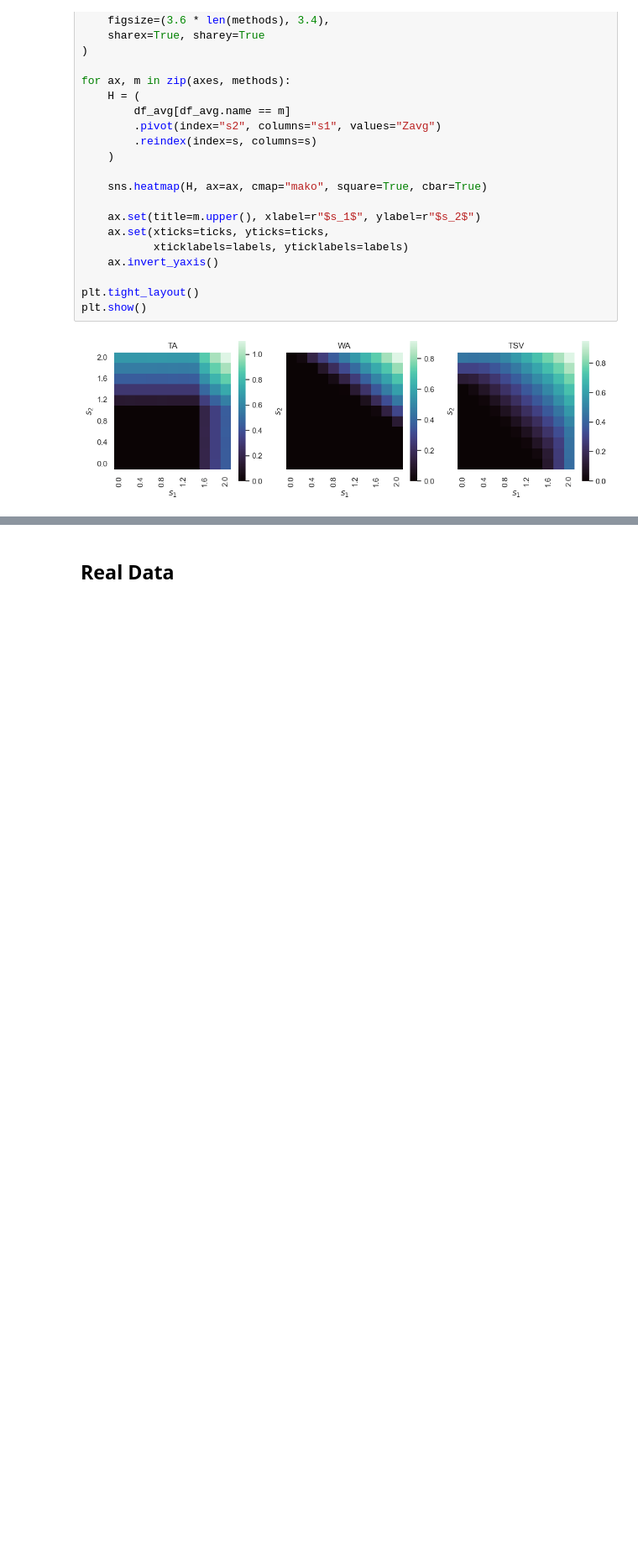
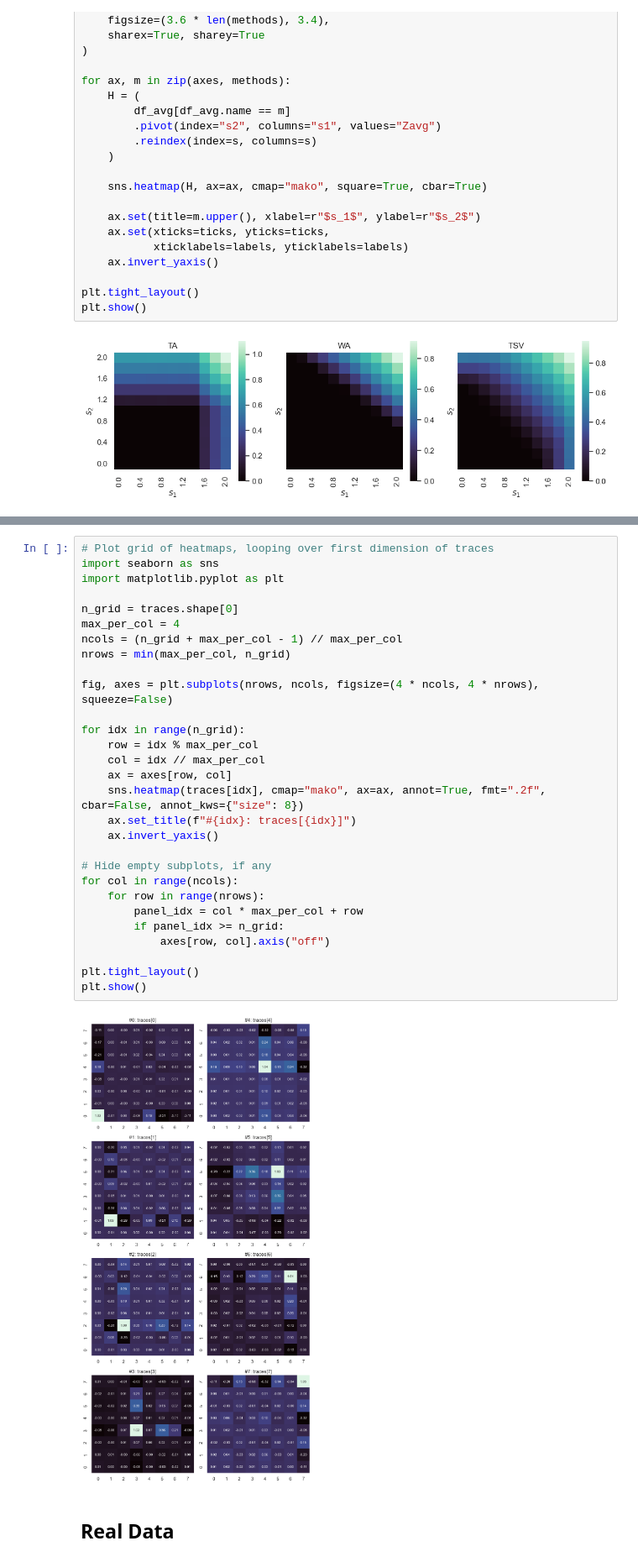
Before and after one commit to AntoAndGar/task_singular_vectors, a Jupyter notebook: anaylsis.ipynb, the cells around one changed output, grey strips where cells are left out. Shown at 84% size. Drawn from its saved outputs; the diff is of its cells as text; blank space fills up the shorter version.

```diff
--- a/anaylsis.ipynb
+++ b/anaylsis.ipynb
@@ -731,3 +765,34 @@ plt.show()
+# %%
+# Plot grid of heatmaps, looping over first dimension of traces
+import seaborn as sns
+import matplotlib.pyplot as plt
+
+n_grid = traces.shape[0]
+max_per_col = 4
+ncols = (n_grid + max_per_col - 1) // max_per_col
+nrows = min(max_per_col, n_grid)
+
+fig, axes = plt.subplots(nrows, ncols, figsize=(4 * ncols, 4 * nrows), squeeze=False)
+
+for idx in range(n_grid):
+    row = idx % max_per_col
+    col = idx // max_per_col
+    ax = axes[row, col]
+    sns.heatmap(traces[idx], cmap="mako", ax=ax, annot=True, fmt=".2f", cbar=False, annot_kws={"size": 8})
+    ax.set_title(f"#{idx}: traces[{idx}]")
+    ax.invert_yaxis()
+
+# Hide empty subplots, if any
+for col in range(ncols):
+    for row in range(nrows):
+        panel_idx = col * max_per_col + row
+        if panel_idx >= n_grid:
+            axes[row, col].axis("off")
+
+plt.tight_layout()
+plt.show()
+# %% [output]
+[figure, added]
 # %% [markdown]
 ## Real Data
 # %% [markdown]
```
Also changed, not shown: parts of 13 cells of this notebook.
